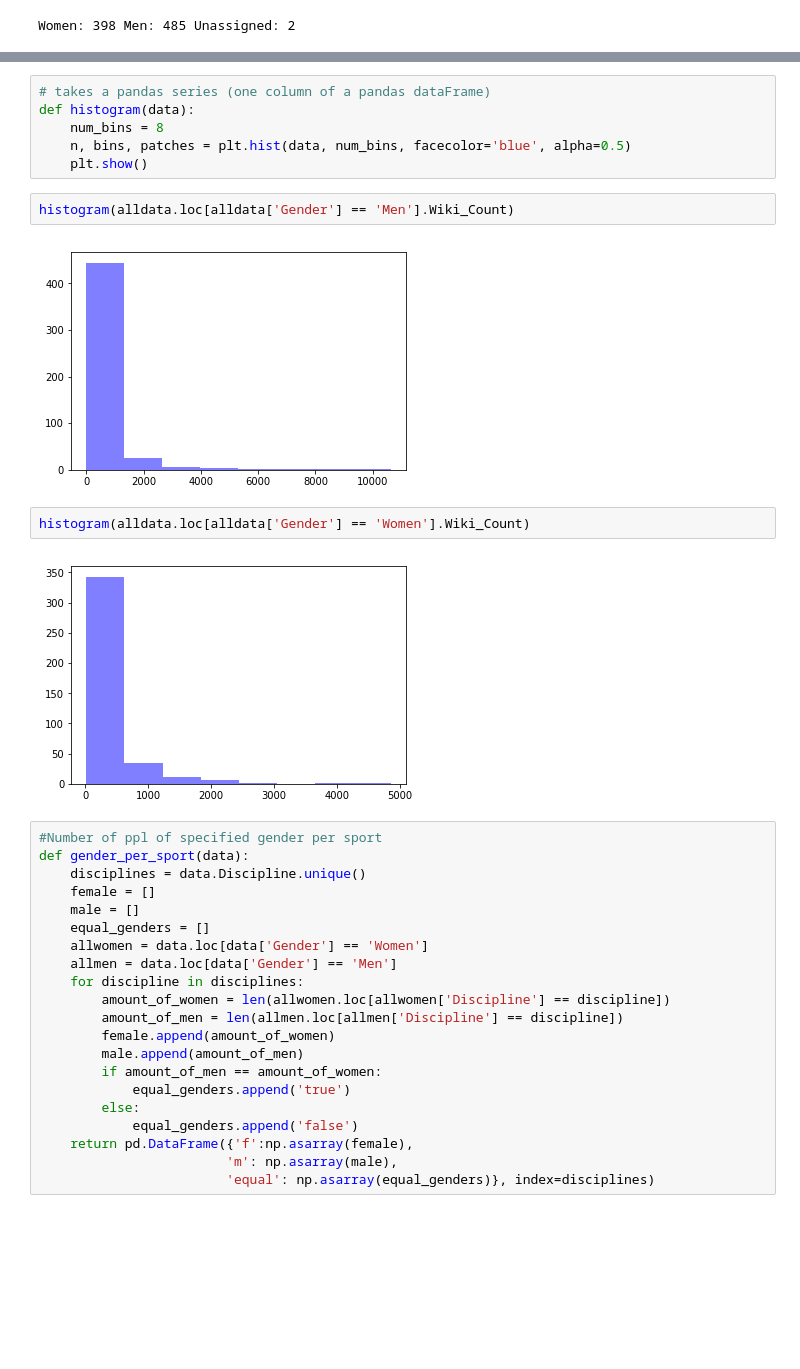
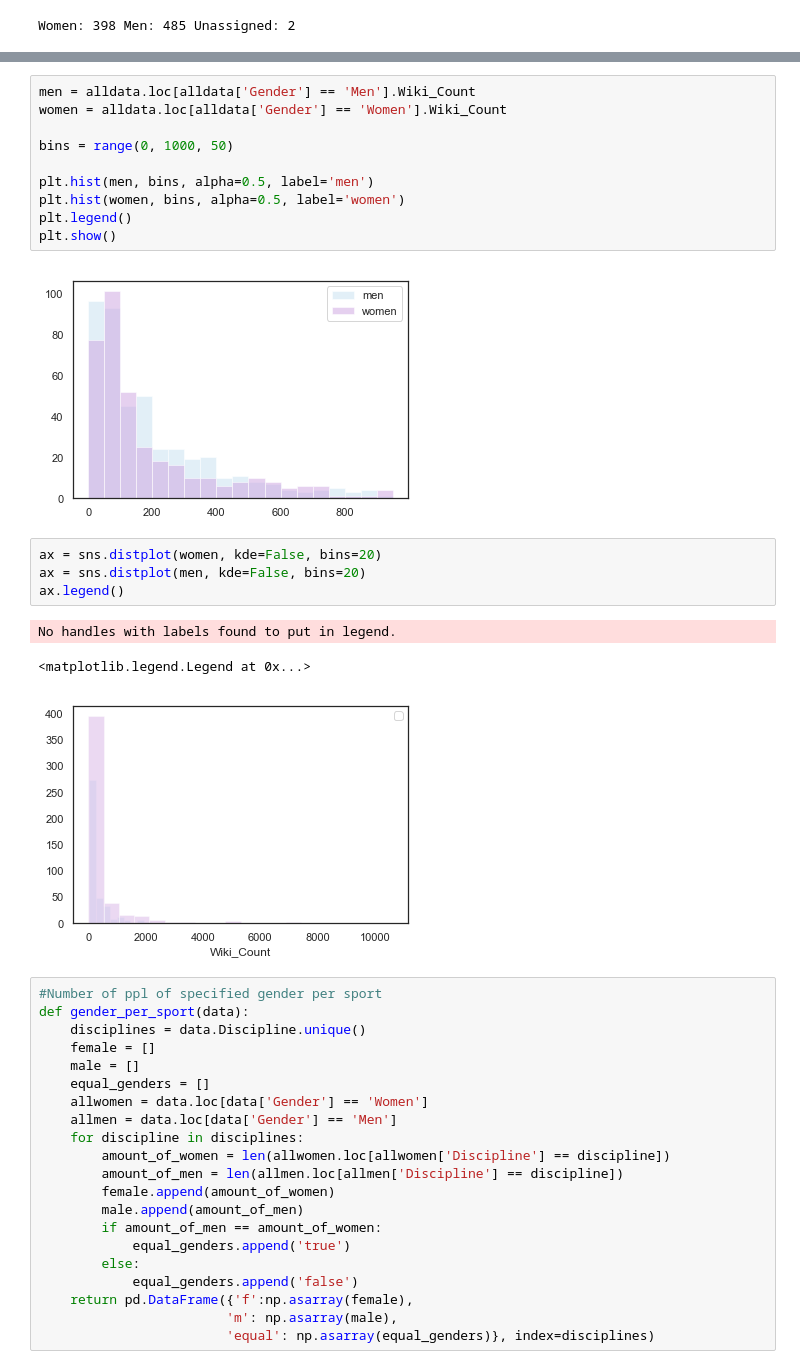
Before and after one commit to Tumbraegel/data-science-project, a Jupyter notebook: Get_Wiki_Count/Data_Analysis.ipynb, the cells around one changed output, grey strips where cells are left out. Cells and saved outputs as stored; diff of their text form; blank space fills up the shorter version.

```diff
--- a/Get_Wiki_Count/Data_Analysis.ipynb
+++ b/Get_Wiki_Count/Data_Analysis.ipynb
@@ -167,17 +185,23 @@ plot_min(alldata, 'Men')
-# %%
-# takes a pandas series (one column of a pandas dataFrame)
-def histogram(data):
-    num_bins = 8
-    n, bins, patches = plt.hist(data, num_bins, facecolor='blue', alpha=0.5)
-    plt.show()
-# %%
-histogram(alldata.loc[alldata['Gender'] == 'Men'].Wiki_Count)
-# %% [output]
-[figure, removed]
-# %%
-histogram(alldata.loc[alldata['Gender'] == 'Women'].Wiki_Count)
-# %% [output]
-[figure, removed]
+# %%
+men = alldata.loc[alldata['Gender'] == 'Men'].Wiki_Count
+women = alldata.loc[alldata['Gender'] == 'Women'].Wiki_Count
+
+bins = range(0, 1000, 50)
+
+plt.hist(men, bins, alpha=0.5, label='men')
+plt.hist(women, bins, alpha=0.5, label='women')
+plt.legend()
+plt.show()
+# %% [output]
+[figure, added]
+# %%
+ax = sns.distplot(women, kde=False, bins=20)
+ax = sns.distplot(men, kde=False, bins=20)
+ax.legend()
+# %% [output]
+No handles with labels found to put in legend.
+<matplotlib.legend.Legend at 0x...>
+[figure, added]
 # %%
 #Number of ppl of specified gender per sport
 def gender_per_sport(data):
```
Also changed, not shown: parts of 20 cells of this notebook.
